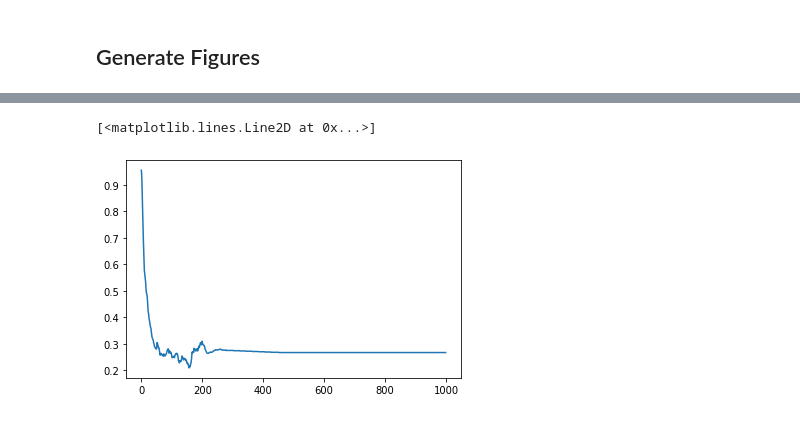
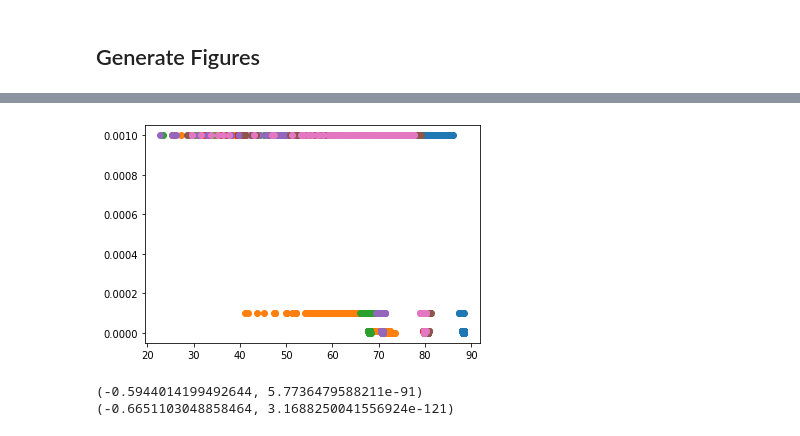
Before and after one commit to toosi/Feedback_Feedforward_Alignment, a Jupyter notebook: draft.ipynb, the cells around one changed output, grey strips where cells are left out. Cells and saved outputs as stored; diff of their text form; code cells hidden in the pictures.

```diff
--- a/draft.ipynb
+++ b/draft.ipynb
@@ -2001,18 +1985,0 @@ txt._get_wrap_line_width = lambda : 200
-# %%
-fig, axes = plt.subplots(nrows=2, ncols=2, figsize=[10,6])
-
-for method in existing_methods:
-
-    metric = np.arccos(Align_ratios_last[method])
-    axes[0].plot(metric, color=colors[method], ls='--',label=method)
-
-axes[0].set_xlabel('epoch')
-axes[0].set_ylabel('Alignment Ratios:  last layer')
-axes[0].set_title('%s dataset %s '%(args.dataset, args.runname))
-axes[0].legend()
-
-axes[1].set_xticks([])
-axes[1].set_yticks([])
-axes[1].axis('off')
-txt= axes[1].text(-0.1,-0.1,str(args),wrap=True, fontsize=8 )
-txt._get_wrap_line_width = lambda : 200
@@ -2021,18 +1985,0 @@ txt._get_wrap_line_width = lambda : 200
-# %%
-fig, axes = plt.subplots(nrows=1, ncols=2, figsize=[10,6])
-
-for method in existing_methods:
-
-    metric = np.arccos(Align_ratios_first[method])
-    axes[0].plot(metric, color=colors[method], ls='--',label=method)
-
-axes[0].set_xlabel('epoch')
-axes[0].set_ylabel('Alignment Ratios:  first layer')
-axes[0].set_title('%s dataset %s '%(args.dataset, args.runname))
-axes[0].legend()
-
-axes[1].set_xticks([])
-axes[1].set_yticks([])
-axes[1].axis('off')
-txt= axes[1].text(-0.1,-0.1,str(args),wrap=True, fontsize=8 )
-txt._get_wrap_line_width = lambda : 200
@@ -2041,3 +1985,0 @@ txt._get_wrap_line_width = lambda : 200
-# %%
-method='SLVanilla'
-plt.scatter(np.array(Align_ratios_last[method]), np.array(Forward_norm_last[method]))
@@ -2052,5 +1986,13 @@ plt.plot(np.array(Align_ratios_last[method]))
-# %%
-plt.plot(np.array(Forward_norm_last[method]))
-# %% [output]
-[<matplotlib.lines.Line2D at 0x...>]
-[figure, removed]
+# %%
+for method in existing_methods:
+    plt.scatter(Test_acce[method],Learning_rate[method])
+    ss.pearsonr(Test_acce[method],Learning_rate[method])
+# %% [output]
+[figure, added]
+# %%
+method='SLAdvImg'
+print(ss.pearsonr(Test_acce[method],Learning_rate[method]))
+print(ss.pearsonr(Test_corrd[method],Learning_rate[method]))
+# %% [output]
+(-0.5944014199492644, 5.7736479588211e-91)
+(-0.6651103048858464, 3.1688250041556924e-121)
```
Also changed, not shown: parts of 15 cells of this notebook, 7 other files.
